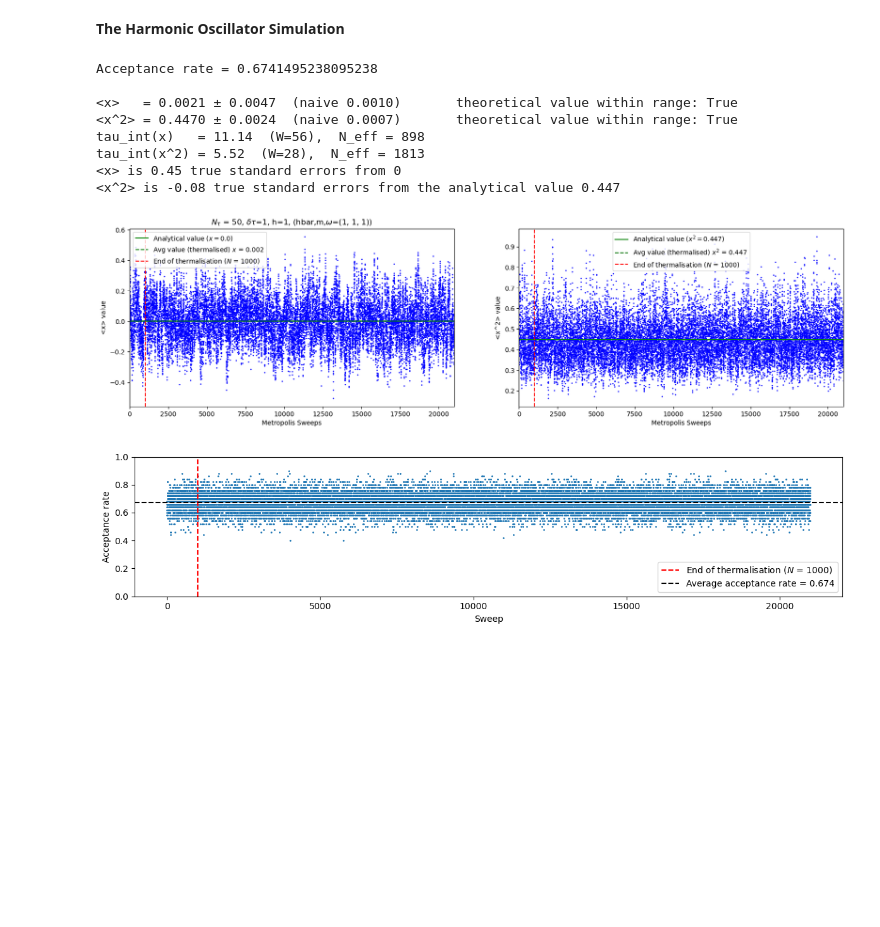
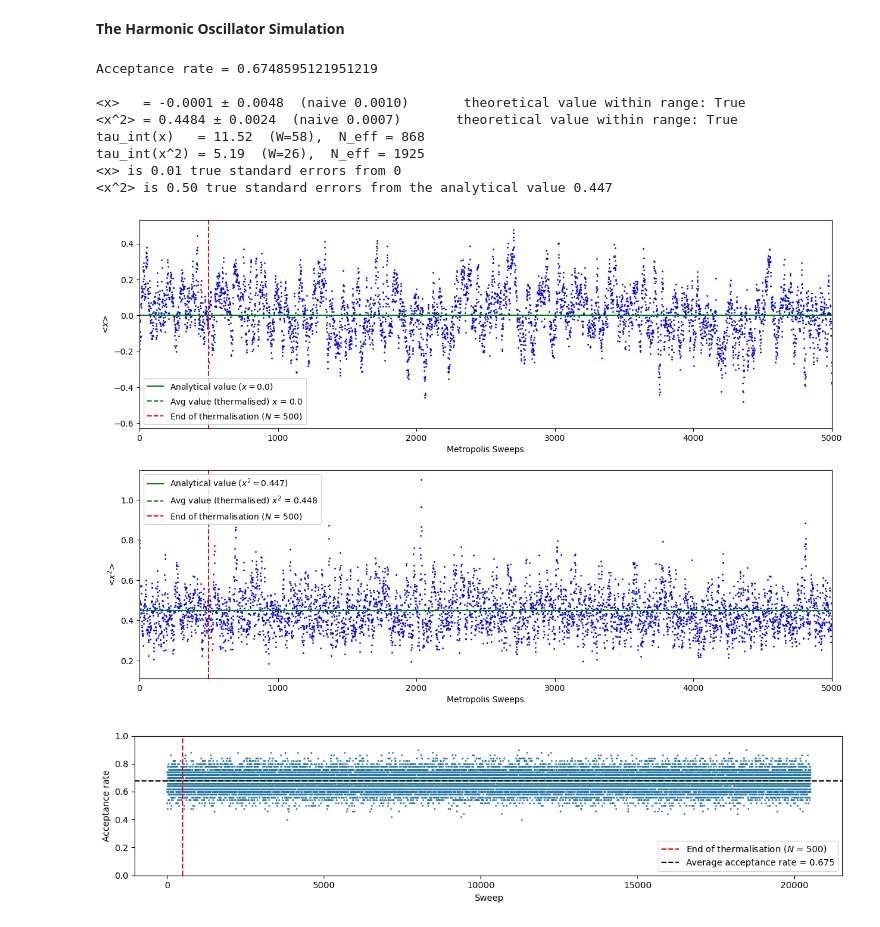
Before and after one commit to phillyyymcd/SHP_QuantumHarmonicOscillator, a Jupyter notebook: SHP.ipynb, the cells around one changed output. Cells and saved outputs as stored; diff of their text form; code cells hidden in the pictures; blank space fills up the shorter version.

```diff
--- a/SHP.ipynb
+++ b/SHP.ipynb
@@ -27,6 +27,7 @@ The autoreload extension is already loaded. To reload it, use:
 # %% [markdown]
 **The Harmonic Oscillator Simulation**
 # %%
+np.random.seed(42)   # keeping seed fixed
 #Defining Parameters
 #Parameters w/ dimension
 h = 1
@@ -42,7 +43,7 @@ m_tilde  = m * delta_tau
 h_tilde = hbar * delta_tau
 omega_tilde = omega * delta_tau
 
-N_therm = 1000 # how many of the first sweeps are discarded
+N_therm = 500 # how many of the first sweeps are discarded
 N_sweeps = 20000 # how many passes are repeated
 N = N_therm + N_sweeps
 samples = [] # for calculating the wavefunction
@@ -97,51 +98,50 @@ print(f"tau_int(x^2) = {tau_x_2:.2f}  (W={W_x_2}),  N_eff = {N_sweeps/(2*tau_x_2
 print(f"<x> is {abs(x_mean)/x_true_error:.2f} true standard errors from 0")
 print(f"<x^2> is {(x_2_mean - x_2_analytical) / x_2_true_error:.2f} true standard errors from the analytical value {np.round(x_2_analytical, 3)}")
 # %% [output]
-Acceptance rate = 0.6741495238095238
+Acceptance rate = 0.6748595121951219
 
-<x>   = 0.0021 ± 0.0047  (naive 0.0010)       theoretical value within range: True
-<x^2> = 0.4470 ± 0.0024  (naive 0.0007)       theoretical value within range: True
-tau_int(x)   = 11.14  (W=56),  N_eff = 898
-tau_int(x^2) = 5.52  (W=28),  N_eff = 1813
-<x> is 0.45 true standard errors from 0
-<x^2> is -0.08 true standard errors from the analytical value 0.447
+<x>   = -0.0001 ± 0.0048  (naive 0.0010)       theoretical value within range: True
+<x^2> = 0.4484 ± 0.0024  (naive 0.0007)       theoretical value within range: True
+tau_int(x)   = 11.52  (W=58),  N_eff = 868
+tau_int(x^2) = 5.19  (W=26),  N_eff = 1925
+<x> is 0.01 true standard errors from 0
+<x^2> is 0.50 true standard errors from the analytical value 0.447
 # %%
 # Expectation values vs. sweeps
 sweeps = np.arange(len(x))
-fig, ax = plt.subplots(1, 2, figsize=(20,5))
+fig, ax = plt.subplots(2, 1, figsize=(15,10))
 ax[0].plot(sweeps, x, 'o', color="blue", markersize=1)
 ax[0].set_xlabel("Metropolis Sweeps")
-ax[0].set_ylabel("<x> value")
+ax[0].set_ylabel("<$x$>")
 #ax[0].set_ylim(-0.25, 0.25)
-ax[0].set_xlim(0, N_therm + N_sweeps)
+ax[0].set_xlim(0, 5000)
 ax[0].axhline(y=x_analytical, color='g', linestyle='-', label = f"Analytical value ($x={x_analytical}$)")
-ax[0].axhline(y=np.mean(x_thermalised), color='g', linestyle='--', label = f"Avg value (thermalised) $x$ = {np.round(np.mean(x_thermalised), decimals=3)}")
+ax[0].axhline(y=np.mean(x_thermalised), color='g', linestyle='--', label = f"Avg value (thermalised) $x$ = {-np.round(np.mean(x_thermalised), decimals=3)}")
 ax[0].axvline(N_therm, color='r', linestyle='--', label = f"End of thermalisation ($N$ = {N_therm})")
-ax[0].set_title(rf"$N_\tau$ = {N_tau}, $\delta\tau$={delta_tau}, h={h}, (hbar,m,$\omega$={hbar, m, omega})")
 ax[0].legend()
 
 ax[1].plot(sweeps, x_2, 'o', color="blue", markersize=1)
 ax[1].set_xlabel("Metropolis Sweeps")
-ax[1].set_ylabel("<x^2> value")
+ax[1].set_ylabel(rf"<$x^2$>")
 #ax[1].set_ylim(0.4, 0.6)
-ax[1].set_xlim(0, N_therm + N_sweeps)
+ax[1].set_xlim(0, 5000)
 ax[1].axhline(y=x_2_analytical, color='g', linestyle='-', label = f"Analytical value ($x^2={np.round(x_2_analytical, 3)}$)")
 ax[1].axhline(y=np.mean(x_2_thermalised), color='g', linestyle='--', label = f"Avg value (thermalised) $x^2$ = {np.round(np.mean(x_2_thermalised), decimals=3)}")
 ax[1].axvline(N_therm, color='r', linestyle='--', label = f"End of thermalisation ($N$ = {N_therm})")
 ax[1].legend()
 
 # Acceptance rate
 plt.figure(figsize=(12,3))
 plt.plot(total_acc_rate, '.', markersize=2)
 plt.axvline(N_therm, color='red', linestyle='--', label = f"End of thermalisation ($N$ = {N_therm})")
 plt.axhline(np.mean(total_acc_rate), linestyle='--', color='black', label=f"Average acceptance rate = {np.round(np.mean(total_acc_rate), decimals=3)}")
 plt.ylim(0,1)
 plt.xlabel("Sweep")
 plt.ylabel("Acceptance rate")
 plt.legend()
 
 plt.tight_layout()
 plt.show()
 # %% [output]
-[figure, old version]
+[figure, new version]
-[figure, old version]
+[figure, new version]
```
